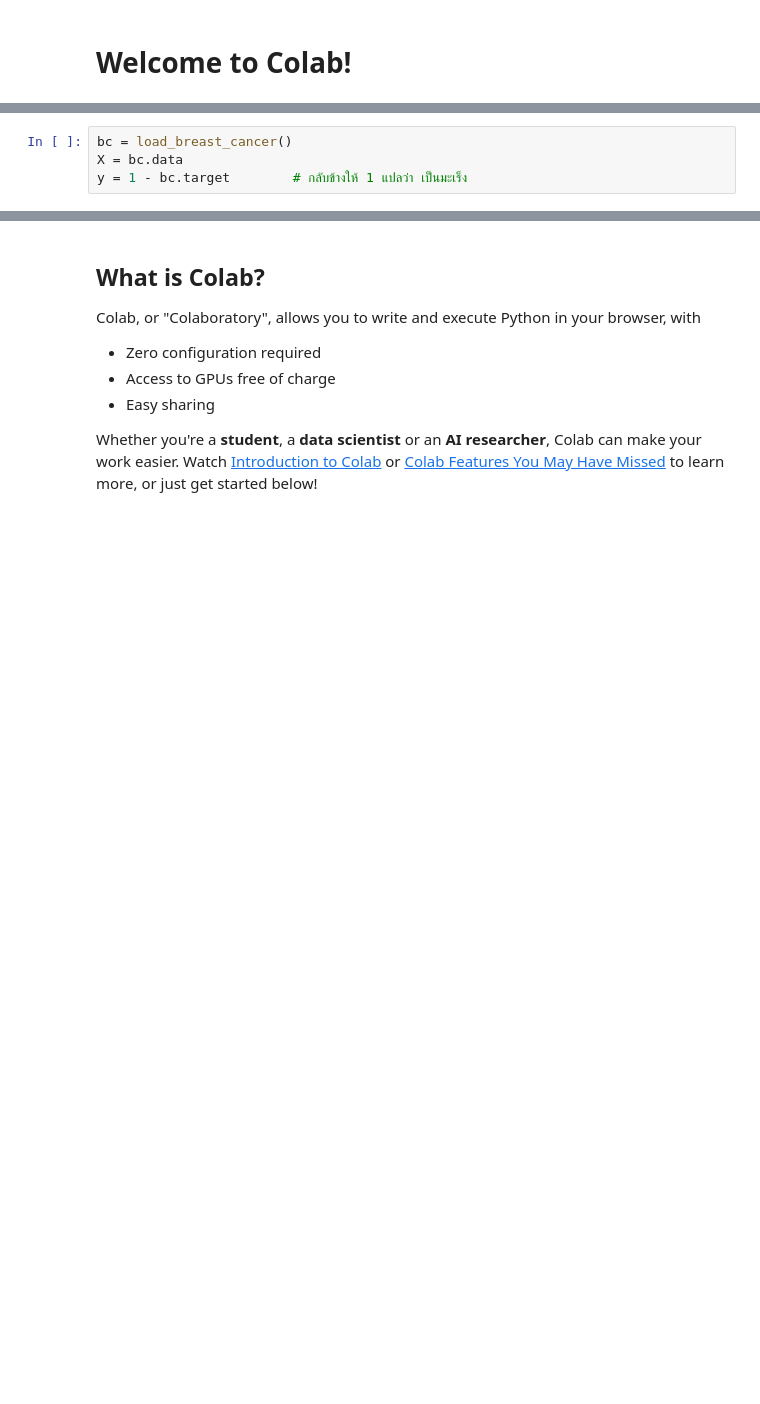
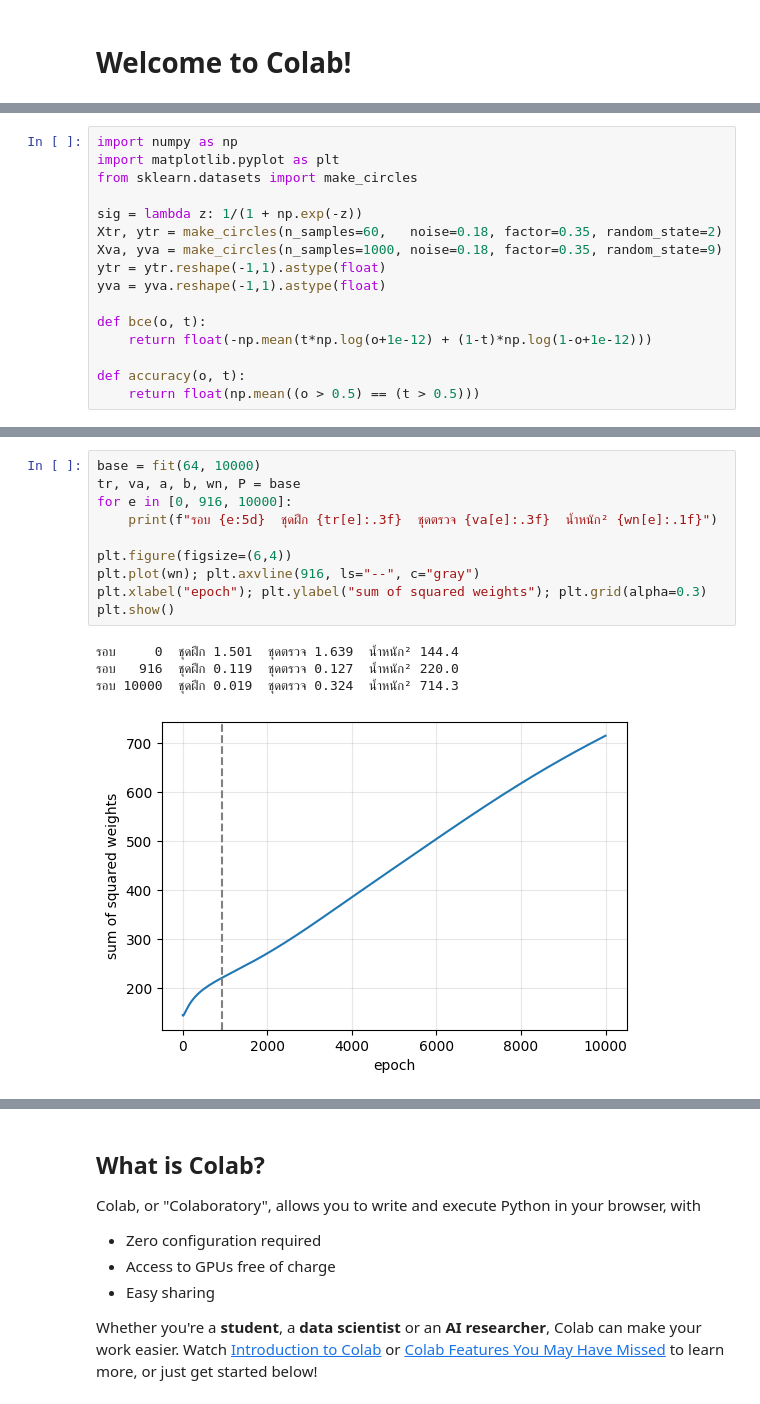
Before and after one commit to Woramet-su/openapi, a Jupyter notebook: Welcome_To_Colab.ipynb, the cells around one changed output, grey strips where cells are left out. Saved outputs shown, nothing was run; the diff lists cells and outputs as text; blank space fills up the shorter version.

```diff
--- a/Welcome_To_Colab.ipynb
+++ b/Welcome_To_Colab.ipynb
@@ -11,4 +4,0 @@ from sklearn.metrics import confusion_matrix
-# %%
-bc = load_breast_cancer()
-X = bc.data
-y = 1 - bc.target        # กลับข้างให้ 1 แปลว่า เป็นมะเร็ง
@@ -178,0 +5,16 @@ Colab now has AI features powered by [Gemini](https://gemini.google.com). The vi
+# %%
+import numpy as np
+import matplotlib.pyplot as plt
+from sklearn.datasets import make_circles
+
+sig = lambda z: 1/(1 + np.exp(-z))
+Xtr, ytr = make_circles(n_samples=60,   noise=0.18, factor=0.35, random_state=2)
+Xva, yva = make_circles(n_samples=1000, noise=0.18, factor=0.35, random_state=9)
+ytr = ytr.reshape(-1,1).astype(float)
+yva = yva.reshape(-1,1).astype(float)
+
+def bce(o, t):
+    return float(-np.mean(t*np.log(o+1e-12) + (1-t)*np.log(1-o+1e-12)))
+
+def accuracy(o, t):
+    return float(np.mean((o > 0.5) == (t > 0.5)))
@@ -178,0 +64,15 @@ Colab now has AI features powered by [Gemini](https://gemini.google.com). The vi
+# %%
+base = fit(64, 10000)
+tr, va, a, b, wn, P = base
+for e in [0, 916, 10000]:
+    print(f"รอบ {e:5d}  ชุดฝึก {tr[e]:.3f}  ชุดตรวจ {va[e]:.3f}  น้ำหนัก² {wn[e]:.1f}")
+
+plt.figure(figsize=(6,4))
+plt.plot(wn); plt.axvline(916, ls="--", c="gray")
+plt.xlabel("epoch"); plt.ylabel("sum of squared weights"); plt.grid(alpha=0.3)
+plt.show()
+# %% [output]
+รอบ     0  ชุดฝึก 1.501  ชุดตรวจ 1.639  น้ำหนัก² 144.4
+รอบ   916  ชุดฝึก 0.119  ชุดตรวจ 0.127  น้ำหนัก² 220.0
+รอบ 10000  ชุดฝึก 0.019  ชุดตรวจ 0.324  น้ำหนัก² 714.3
+[figure, added]
```
Also changed, not shown: parts of 35 cells of this notebook.
